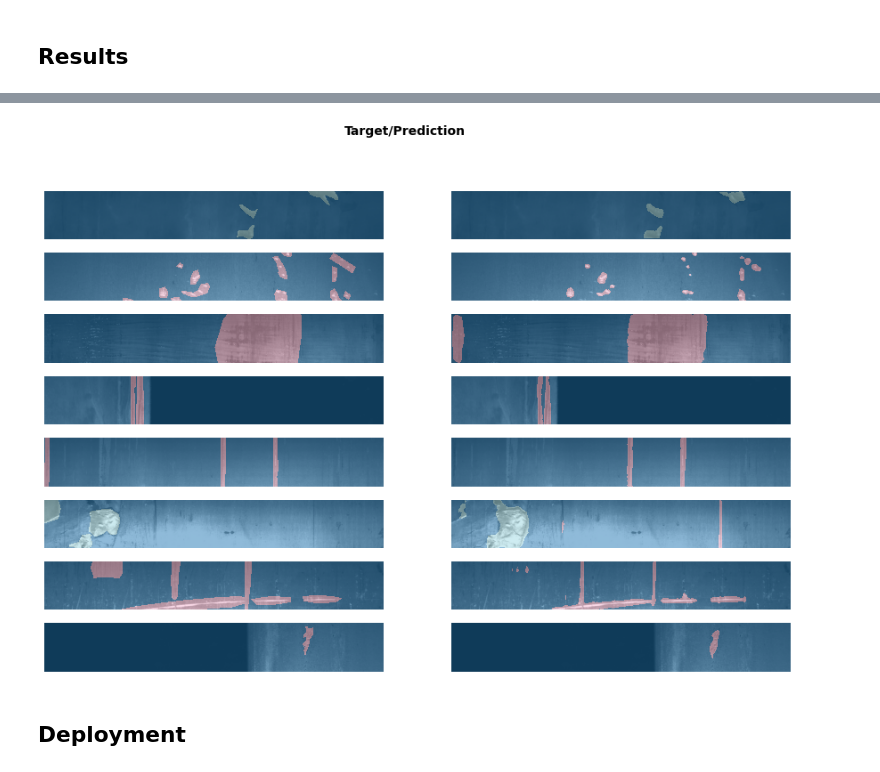
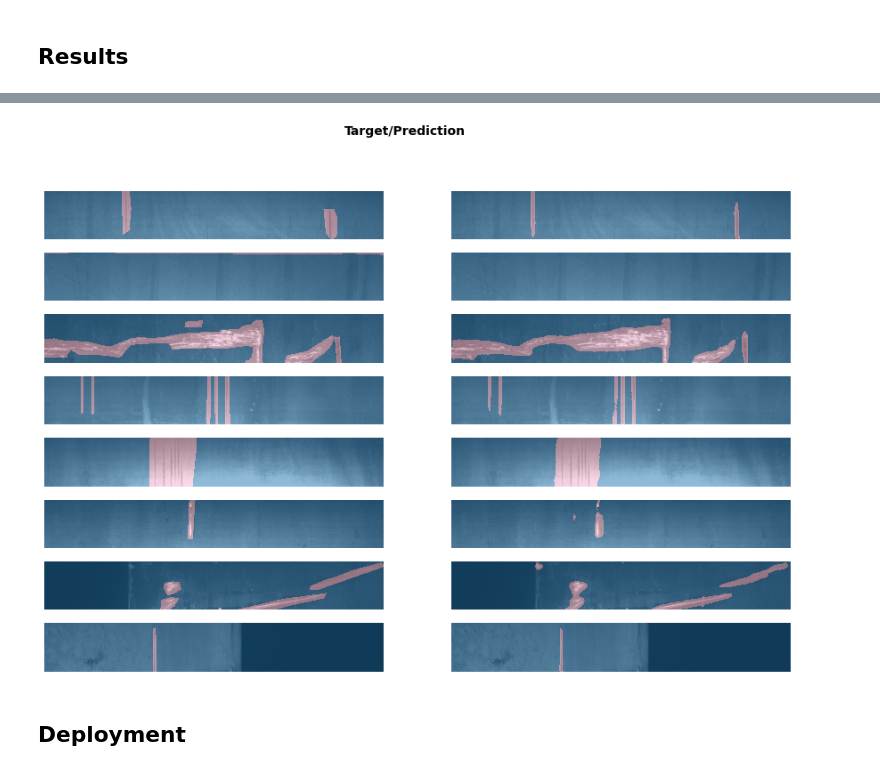
Before and after one commit to marcomatteo/steel_segmentation, a Jupyter notebook: nbs/_11_EfficientNet-UNET.ipynb, the cells around one changed output, grey strips where cells are left out. Drawn from its saved outputs; the diff is of its cells as text; code cells hidden in the pictures.

```diff
--- a/nbs/_11_EfficientNet-UNET.ipynb
+++ b/nbs/_11_EfficientNet-UNET.ipynb
@@ -29,6 +29,8 @@ from fastai.data.all import *
 
 import albumentations as alb
 import segmentation_models_pytorch as smp
+# %%
+device = torch.device("cpu")
 # %%
 device = torch.device("cuda" if torch.cuda.is_available() else "cpu"); device
 # %% [output]
@@ -260,8 +264,8 @@ loaded_learn_exp.show_results(figsize=(15,10))
 # %%
-loaded_learn_exp.show_results(figsize=(15,10))
+learn.show_results(figsize=(15,10))
 # %% [output]
 [interactive output not drawn]
-[figure, old version]
+[figure, new version]
 # %% [markdown]
 ## Deployment
 # %% [markdown]
```
Also changed, not shown: parts of 7 cells of this notebook, 9 other files.
